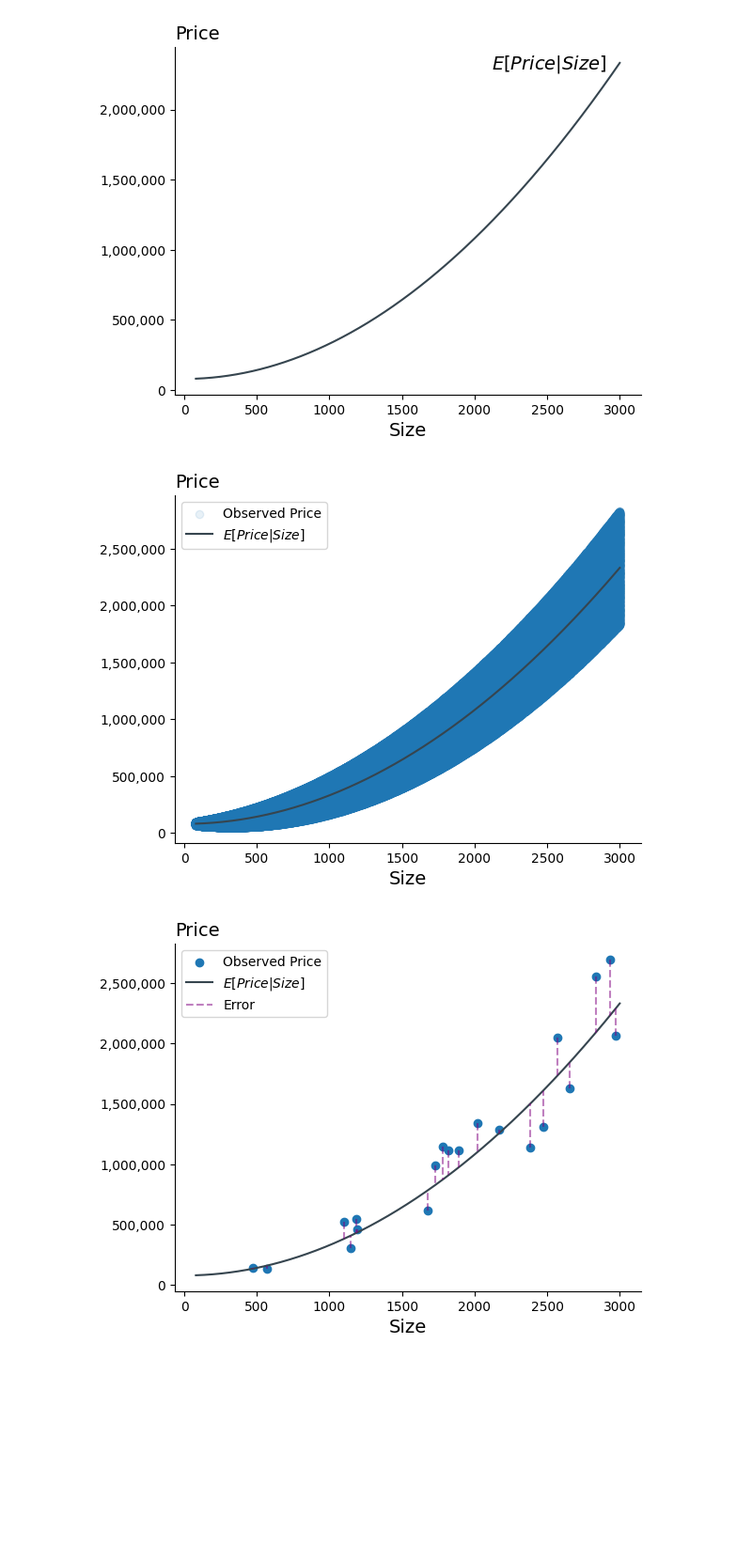
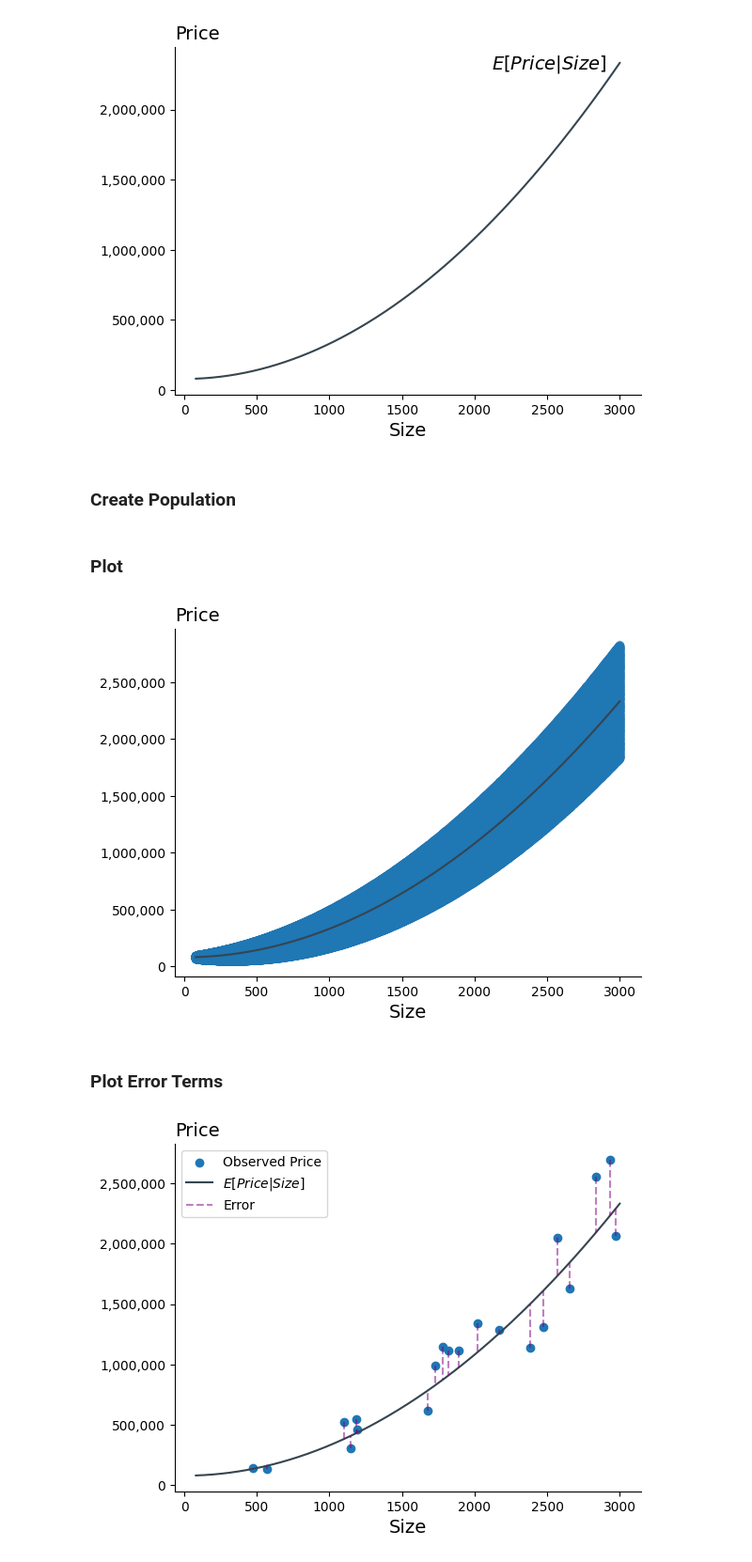
Before and after one commit to pharringtonp19/business-analytics, a Jupyter notebook: notebooks/regression/svrt.ipynb, the cells around one changed output. Shown at 94% size. Saved outputs shown, nothing was run; the diff lists cells and outputs as text; code cells hidden in the pictures; blank space fills up the shorter version.

```diff
--- a/notebooks/regression/svrt.ipynb
+++ b/notebooks/regression/svrt.ipynb
@@ -40,6 +48,8 @@ ax.annotate(r'$E[Price | Size]$',
 plt.show()
 # %% [output]
 [figure]
+# %% [markdown]
+### **Create Population**
 # %%
 def Price(x, key):
   expected_price = cef(x)
@@ -53,14 +63,17 @@ ys = jax.vmap(Price)(xs, keys)
+# %% [markdown]
+### **Plot**
 # %%
 plt.scatter(xs, ys, alpha=0.1, label='Observed Price')
 plt.plot(xs_true, ys_true, color="#36454F", label=r'$E[Price | Size]$')
 ax = plt.gca()
 ax.spines['right'].set_visible(False)
 ax.spines['top'].set_visible(False)
 ax.yaxis.set_major_formatter(mticker.FuncFormatter(lambda x, _: f'{int(x):,}'))
 plt.xlabel('Size', size=14)
 plt.title('Price', loc='left', size=14)
-plt.legend()
 plt.show()
 # %% [output]
-[figure, old version]
+[figure, new version]
+# %% [markdown]
+### **Plot Error Terms**
 # %%
```
Also changed, not shown: parts of 20 cells of this notebook.
